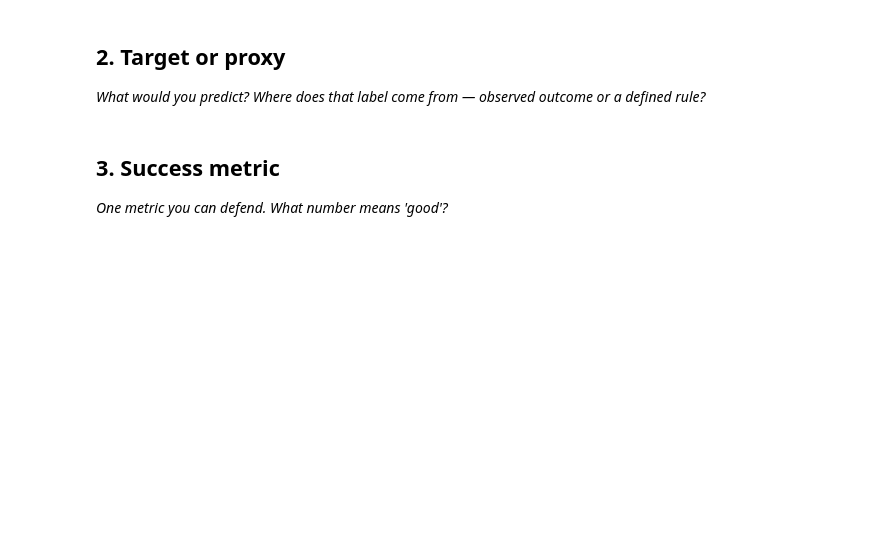
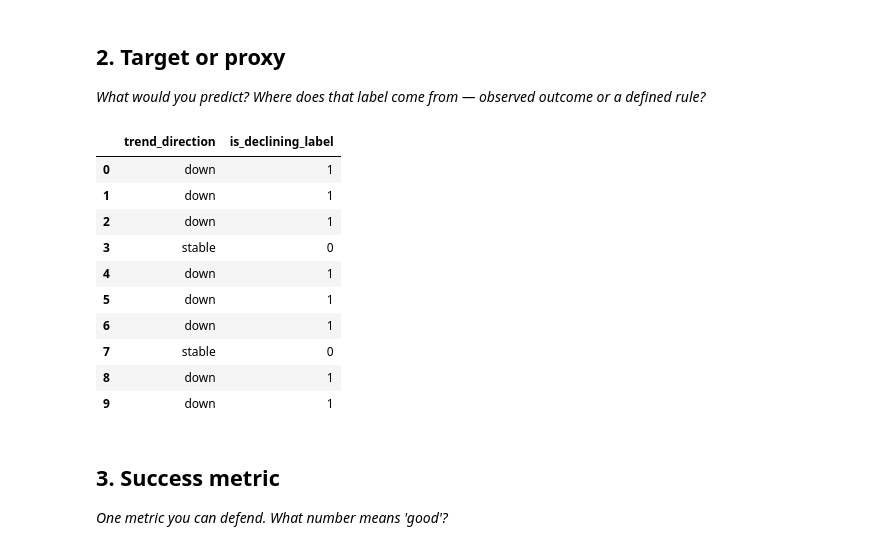
Before and after one commit to aryanks692/Flyrank-ai-Notebook, a Jupyter notebook: work/notebooks/w02_ml_task_framing.ipynb, the cells around one changed output. Saved outputs shown, nothing was run; the diff lists cells and outputs as text; code cells hidden in the pictures; blank space fills up the shorter version.

```diff
--- a/work/notebooks/w02_ml_task_framing.ipynb
+++ b/work/notebooks/w02_ml_task_framing.ipynb
@@ -39,7 +49,37 @@ FileNotFoundError: [Errno 2] No such file or directory: 'data/raw/content_refres
 *What would you predict? Where does that label come from — observed outcome or a defined rule?*
 # %%
 # This cell is for CODE (numbers, a query, a check).
-# Write your text answer in the cell ABOVE this one — typing sentences here breaks Run All.
+## 2. Target or proxy
+
+##**Target:** `is_declining_label`
+
+##The target is to predict whether a content page is declining in performance.
+
+##The target label is created from the observed `trend_direction` column in the starter dataset. Pages with a `trend_direction` of **"down"** are labeled as 1 (declining), while all other pages are labeled as 0 (not declining).
+
+##This target represents an observed outcome in the dataset and is used only as the prediction label, not as an input feature.
+
+# Write your text answer in the cell ABOVE this one — typing sentences here breaks Run All
+# Create the target label
+
+df["is_declining_label"] = (
+    df["trend_direction"] == "down"
+).astype(int)
+
+# Display the target
+df[["trend_direction", "is_declining_label"]].head(10)
+# %% [output]
+|  | trend_direction | is_declining_label |
+| 0 | down | 1 |
+| 1 | down | 1 |
+| 2 | down | 1 |
+| 3 | stable | 0 |
+| 4 | down | 1 |
+| 5 | down | 1 |
+| 6 | down | 1 |
+| 7 | stable | 0 |
+| 8 | down | 1 |
+| 9 | down | 1 |
 # %% [markdown]
 ## 3. Success metric
 
```
Also changed, not shown: parts of 6 cells of this notebook.
